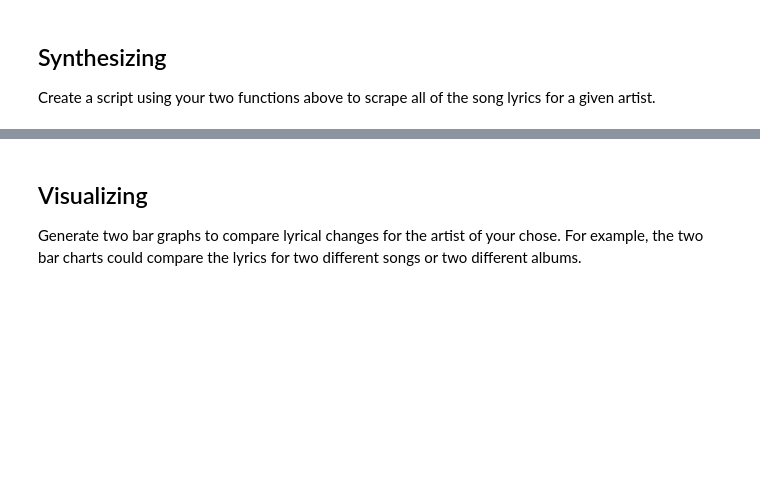
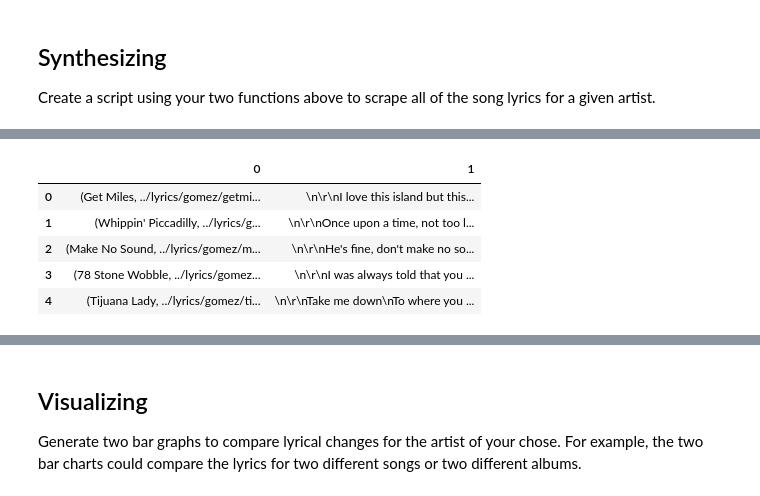
Before and after one commit to giorosati/dsc-2-18-15-web-scraping-with-beautiful-soup-lab-online-ds-pt-100118, a Jupyter notebook: index.ipynb, the cells around one changed output, grey strips where cells are left out. Drawn from its saved outputs; the diff is of its cells as text; code cells hidden in the pictures; blank space fills up the shorter version.

```diff
--- a/index.ipynb
+++ b/index.ipynb
@@ -223,0 +268,10 @@ Create a script using your two functions above to scrape all of the song lyrics
+# %%
+df = pd.DataFrame(list(zip(songs, lyrics)))
+df.head()
+# %% [output]
+|  | 0 | 1 |
+| 0 | (Get Miles, ../lyrics/gomez/getmi... | \n\r\nI love this island but this... |
+| 1 | (Whippin' Piccadilly, ../lyrics/g... | \n\r\nOnce upon a time, not too l... |
+| 2 | (Make No Sound, ../lyrics/gomez/m... | \n\r\nHe's fine, don't make no so... |
+| 3 | (78 Stone Wobble, ../lyrics/gomez... | \n\r\nI was always told that you ... |
+| 4 | (Tijuana Lady, ../lyrics/gomez/ti... | \n\r\nTake me down\nTo where you ... |
```
Also changed, not shown: parts of 23 cells of this notebook, 1 other file.
